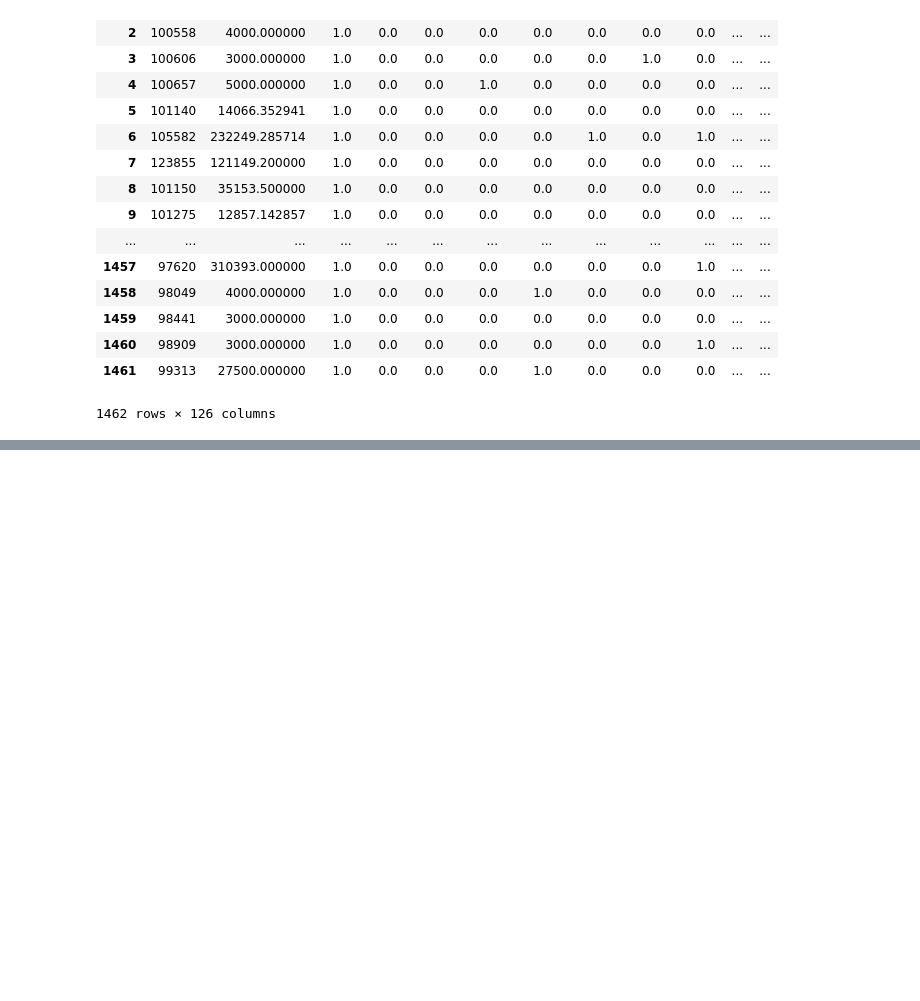
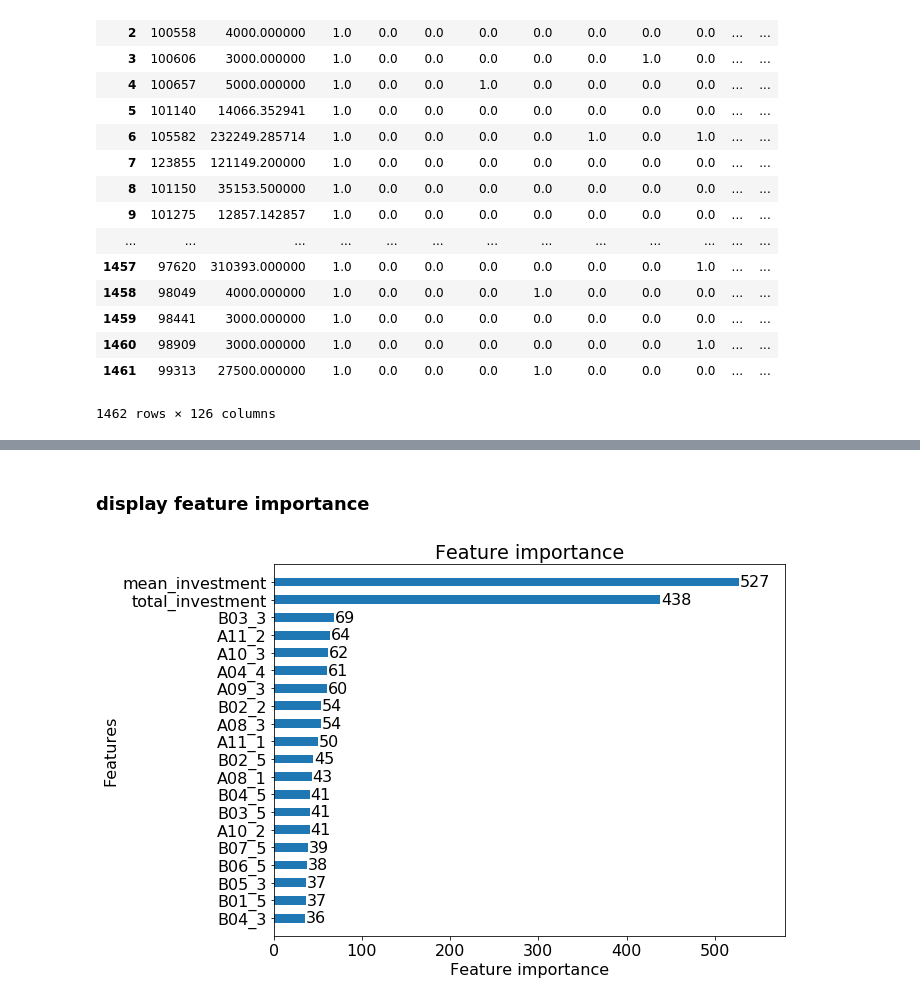
Before and after one commit to thtang/Fintech-Text-Mining-and-Machine-Learning, a Jupyter notebook: final/prediction.ipynb, the cells around one changed output, grey strips where cells are left out. Cells and saved outputs as stored; diff of their text form; code cells hidden in the pictures; blank space fills up the shorter version.

```diff
--- a/final/prediction.ipynb
+++ b/final/prediction.ipynb
@@ -198,0 +305,10 @@ plt.show()
+# %%
+training_df = merge_df_user_group_mean.drop(columns=['user_id', 'item_id',"客戶"])
+# %%
+training_df["total_investment"] = merge_df_user_group_sum["金額"]
+training_df["weight_std"] = merge_df_user_group_sum["weight_std"]
+# %%
+X = training_df.drop(columns=['fund_std',"weight_std"])
+X.columns = ["mean_investment"] + list(X.columns[1:])
+y_mean = training_df['fund_std']
+y_weighted = training_df['weight_std']
@@ -198,0 +325,11 @@ plt.show()
+# %% [markdown]
+### display feature importance
+# %%
+import matplotlib
+matplotlib.rcParams.update({'font.size': 16})
+lgb.plot_importance(lgb_reg,figsize=(10,6.5),height=0.5,grid=False, max_num_features=20)
+plt.tight_layout()
+plt.savefig("y_weight_feature_importance.png", dpi=300)
+plt.show()
+# %% [output]
+[figure, added]
```
Also changed, not shown: parts of 16 cells of this notebook, 4 other files.
